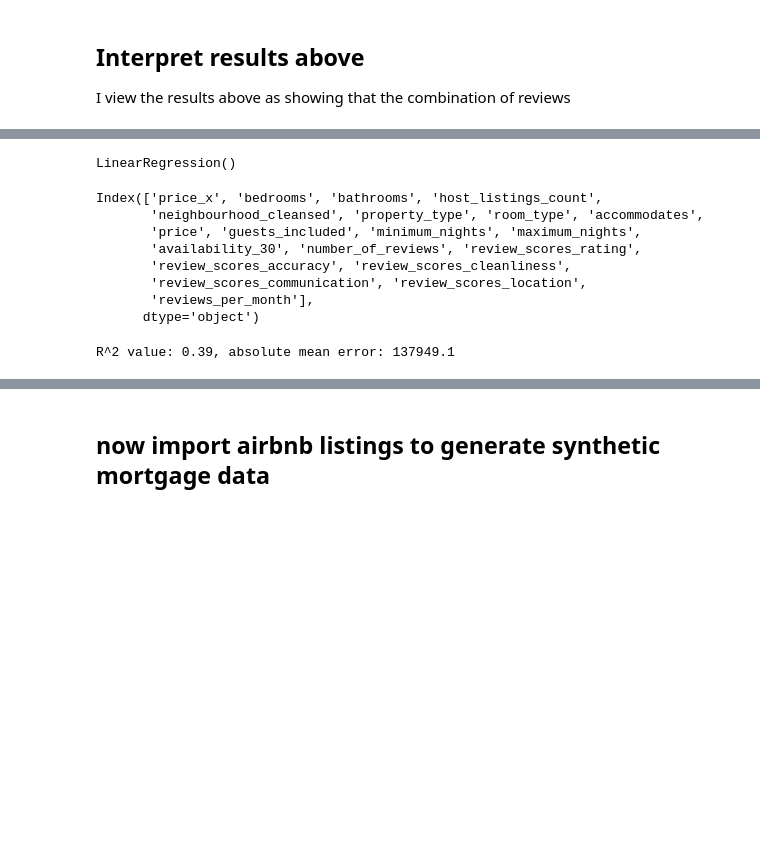
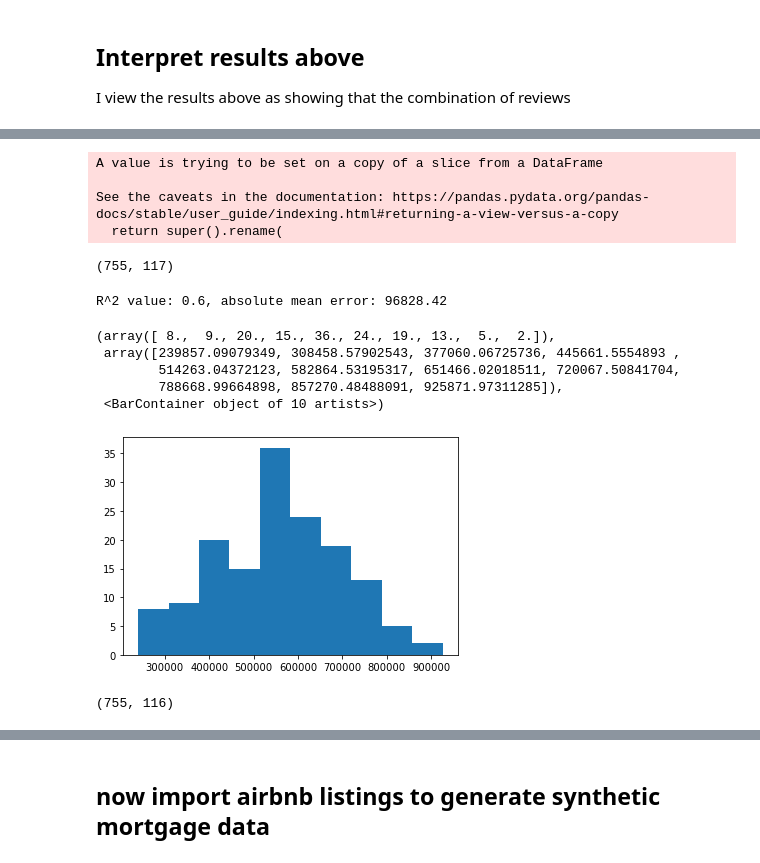
Before and after one commit to DanlBradley/AirBNB-Profit-Predictor, a Jupyter notebook: student.ipynb, the cells around one changed output, grey strips where cells are left out. Saved outputs shown, nothing was run; the diff lists cells and outputs as text; code cells hidden in the pictures; blank space fills up the shorter version.

```diff
--- a/student.ipynb
+++ b/student.ipynb
@@ -192,4 +268,9 @@ airbnb_training_set = merged.drop(columns = drop_list)
 # %%
-
 #airbnb_training_set.shape
 airbnb_training_set.rename(columns = {'price_y': 'price'}, inplace = True)
+airbnb_training_set.rename(columns = {'zipcode_x': 'zipcode'}, inplace = True)
+# %% [output]
+A value is trying to be set on a copy of a slice from a DataFrame
+
+See the caveats in the documentation: https://pandas.pydata.org/pandas-docs/stable/user_guide/indexing.html#returning-a-view-versus-a-copy
+  return super().rename(
@@ -208,28 +277,52 @@ for item in encode_list:
+# %%
+zip_kc = df['zipcode'].unique()
+bnb_listings = bnb_listings.loc[bnb_listings['zipcode'] != '99\r\n98122']
+zip_bnb = bnb_listings['zipcode'].astype(int).unique()
+
+def common_member(a, b):
+    a_set = set(a)
+    b_set = set(b)
+
+    if (a_set & b_set):
+        return a_set & b_set
+    else:
+        print("No common elements")
+
+new_set = common_member(zip_bnb,zip_kc)
+# %%
+airbnb_training_set = airbnb_training_set.loc[airbnb_training_set['zipcode'].isin(new_set)]
+airbnb_training_set['zipcode'] = airbnb_training_set['zipcode'].astype('category')
+# %%
+nominal_cols = ['zipcode', 'property_type','room_type','neighbourhood_cleansed']
+airbnb_training_set_model = pd.get_dummies(airbnb_training_set,columns=nominal_cols,drop_first=True)
+airbnb_training_set_model.shape
+# %% [output]
+(755, 117)
 # %%
-y = airbnb_training_set['price_x']
-X = airbnb_training_set.drop(columns = 'price_x')
+y = airbnb_training_set_model['price_x']
+X = airbnb_training_set_model.drop(columns = 'price_x')
 lr = LinearRegression()
 # %%
 X_train, X_test, y_train, y_test = train_test_split(X, y, test_size=0.2)
+
 lr.fit(X_train, y_train)
+y_pred = lr.predict(X_test)
+MAE = round(mean_absolute_error(y_pred, y_test),2)
+score = round(lr.score(X_train, y_train),2)
+print('R^2 value: {}, absolute mean error: {}'.format(score,MAE))
 # %% [output]
-LinearRegression()
+R^2 value: 0.6, absolute mean error: 96828.42
-# %%
-airbnb_training_set.columns
-# %% [output]
-Index(['price_x', 'bedrooms', 'bathrooms', 'host_listings_count',
-       'neighbourhood_cleansed', 'property_type', 'room_type', 'accommodates',
-       'price', 'guests_included', 'minimum_nights', 'maximum_nights',
-       'availability_30', 'number_of_reviews', 'review_scores_rating',
-       'review_scores_accuracy', 'review_scores_cleanliness',
-       'review_scores_communication', 'review_scores_location',
-       'reviews_per_month'],
-      dtype='object')
-# %%
-y_pred = lr.predict(X_test)
-MAE = round(mean_absolute_error(y_pred, y_test),2)
-score = round(lr.score(X_train, y_train),2)
-print('R^2 value: {}, absolute mean error: {}'.format(score,MAE))
-# %% [output]
-R^2 value: 0.39, absolute mean error: 137949.1
+# %%
+plt.hist(y_pred)
+# %% [output]
+(array([ 8.,  9., 20., 15., 36., 24., 19., 13.,  5.,  2.]),
+ array([239857.09079349, 308458.57902543, 377060.06725736, 445661.5554893 ,
+        514263.04372123, 582864.53195317, 651466.02018511, 720067.50841704,
+        788668.99664898, 857270.48488091, 925871.97311285]),
+ <BarContainer object of 10 artists>)
+[figure, added]
+# %%
+X.shape
+# %% [output]
+(755, 116)
 # %%
```
Also changed, not shown: parts of 42 cells of this notebook, 1 other file.
